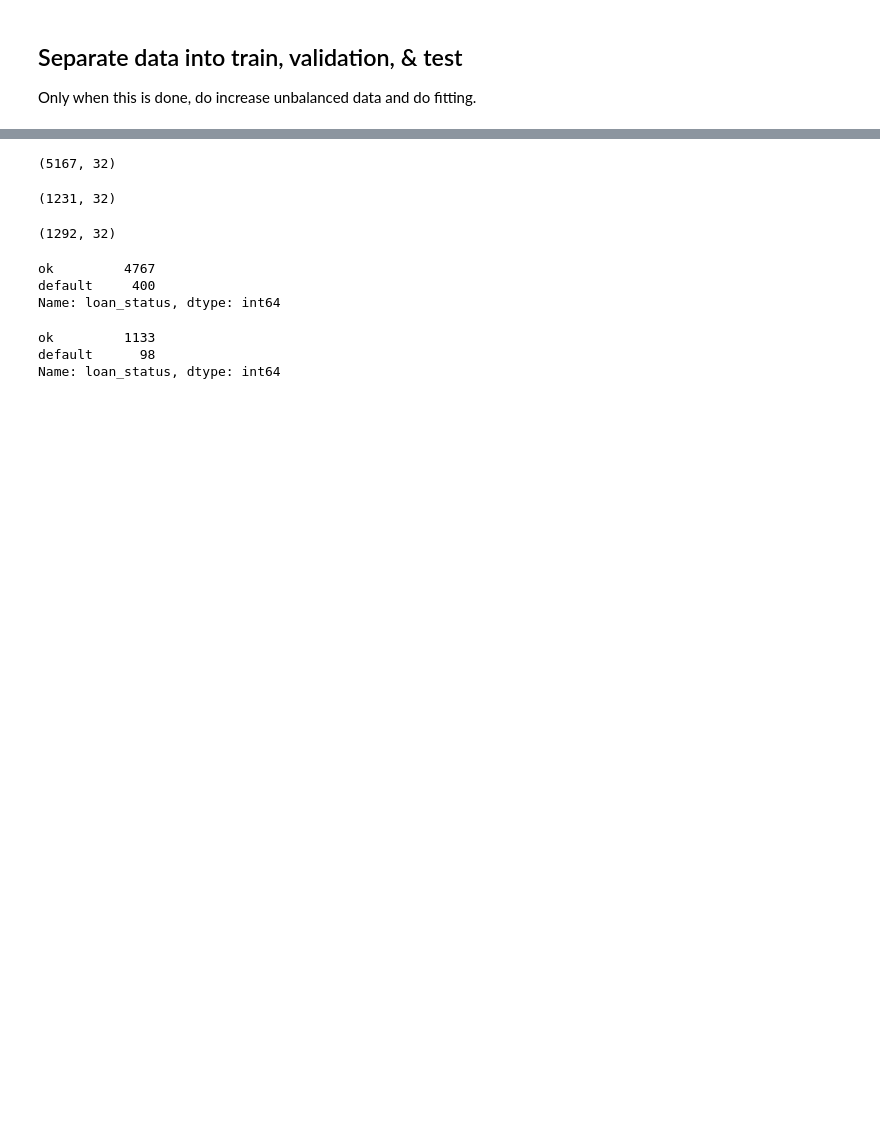
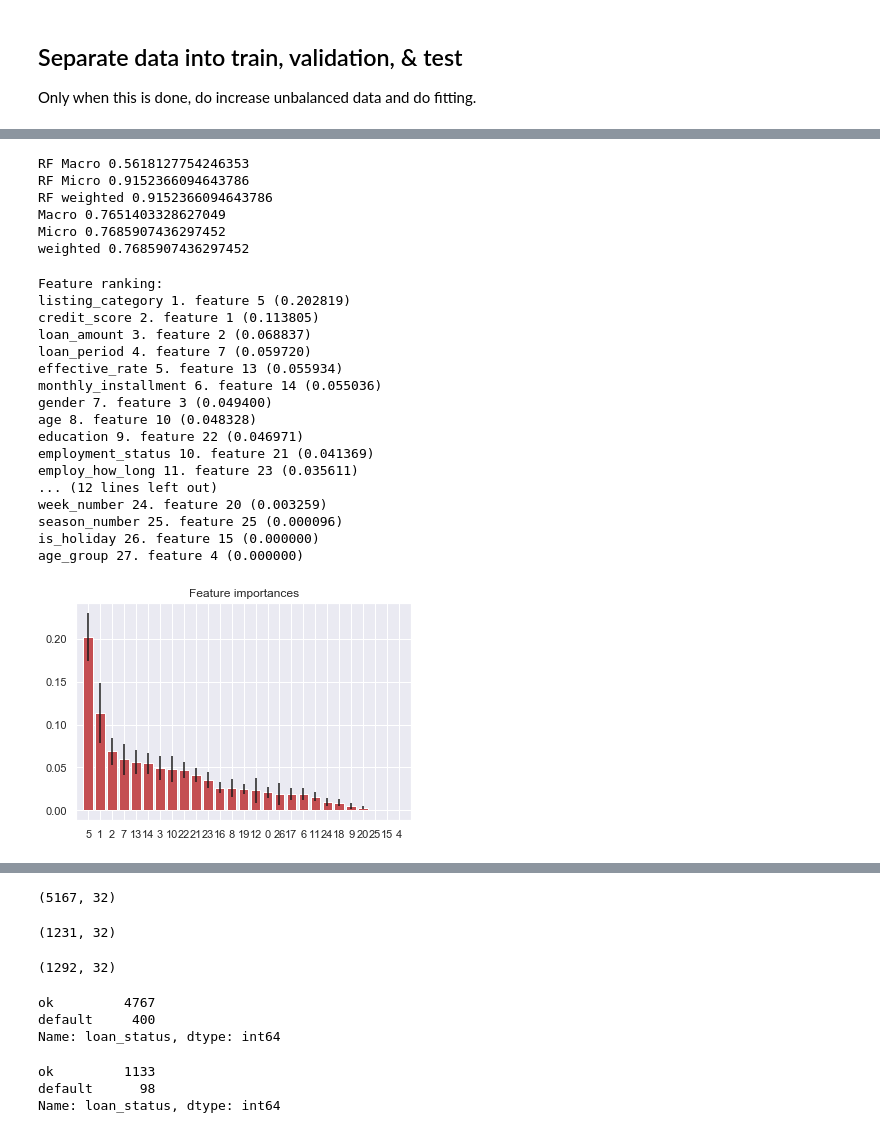
Before and after one commit to ValdemarQ/competitions, a Jupyter notebook: Finbee/C - Class project - Finbee - Predicting who will default on loans.ipynb, the cells around one changed output, grey strips where cells are left out. Cells and saved outputs as stored; diff of their text form; code cells hidden in the pictures; blank space fills up the shorter version.

```diff
--- a/Finbee/C - Class project - Finbee - Predicting who will default on loans.ipynb
+++ b/Finbee/C - Class project - Finbee - Predicting who will default on loans.ipynb
@@ -1161,8 +1201,10 @@ Only when this is done, do increase unbalanced data and do fitting.
 # %%
 from sklearn.model_selection import train_test_split
 
+X_train, X_test, y_train,y_test = train_test_split(df[features], df[target],random_state=1)
+
 #test - 16%
-train, test = train_test_split(df, test_size=0.16, random_state=1)
+#train, test = train_test_split(df, test_size=0.16, random_state=1)
 
 #Validation - 20%
-train, validation = train_test_split(train, test_size=0.2, random_state=1)
+#train, validation = train_test_split(train, test_size=0.2, random_state=1)
@@ -1168,0 +1217,7 @@ train, validation = train_test_split(train, test_size=0.2, random_state=1)
+# %%
+from imblearn.over_sampling import RandomOverSampler
+
+ros = RandomOverSampler(random_state=0)
+
+X_train, y_train = ros.fit_resample(X_train, y_train.loan_status)
+y_train.value_counts()
@@ -1168,0 +1228,9 @@ train, validation = train_test_split(train, test_size=0.2, random_state=1)
+# %%
+from sklearn.ensemble import RandomForestClassifier
+from sklearn.ensemble import AdaBoostClassifier
+
+rf = RandomForestClassifier(n_estimators = 100,random_state=1)
+clf = AdaBoostClassifier(n_estimators = 100,random_state=1)
+# %%
+rf.fit(X_train,y_train)
+clf.fit(X_train,y_train)
@@ -1168,0 +1250,58 @@ train, validation = train_test_split(train, test_size=0.2, random_state=1)
+# %%
+from sklearn.metrics import recall_score
+print('RF Macro',recall_score(y_test, predictions1, average='macro'))
+print('RF Micro',recall_score(y_test, predictions1, average='micro'))
+print('RF weighted',recall_score(y_test, predictions1, average='weighted'))
+
+from sklearn.metrics import recall_score
+print('Macro',recall_score(y_test, predictions2, average='macro'))
+print('Micro',recall_score(y_test, predictions2, average='micro'))
+print('weighted',recall_score(y_test, predictions2, average='weighted'))
+# %% [output]
+RF Macro 0.5618127754246353
+RF Micro 0.9152366094643786
+RF weighted 0.9152366094643786
+Macro 0.7651403328627049
+Micro 0.7685907436297452
+weighted 0.7685907436297452
+# %%
+importances = rf.feature_importances_
+
+std = np.std([tree.feature_importances_ for tree in rf.estimators_],
+             axis=0)
+indices = np.argsort(importances)[::-1]
+
+# Print the feature ranking
+print("Feature ranking:")
+
+
+for f in range(X_train[features].shape[1]):
+    print(features[f],"%d. feature %d (%f)" % (f + 1, indices[f], importances[indices[f]]))
+
+# Plot the feature importances of the forest
+plt.figure()
+plt.title("Feature importances")
+plt.bar(range(X_train[features].shape[1]), importances[indices],
+       color="r", yerr=std[indices], align="center")
+plt.xticks(range(X_train[features].shape[1]), indices)
+plt.xlim([-1, X_train[features].shape[1]])
+plt.show()
+# %% [output]
+Feature ranking:
+listing_category 1. feature 5 (0.202819)
+credit_score 2. feature 1 (0.113805)
+loan_amount 3. feature 2 (0.068837)
+loan_period 4. feature 7 (0.059720)
+effective_rate 5. feature 13 (0.055934)
+monthly_installment 6. feature 14 (0.055036)
+gender 7. feature 3 (0.049400)
+age 8. feature 10 (0.048328)
+education 9. feature 22 (0.046971)
+employment_status 10. feature 21 (0.041369)
+employ_how_long 11. feature 23 (0.035611)
+... (12 lines left out)
+week_number 24. feature 20 (0.003259)
+season_number 25. feature 25 (0.000096)
+is_holiday 26. feature 15 (0.000000)
+age_group 27. feature 4 (0.000000)
+[figure, added]
```
Also changed, not shown: parts of 24 cells of this notebook.
